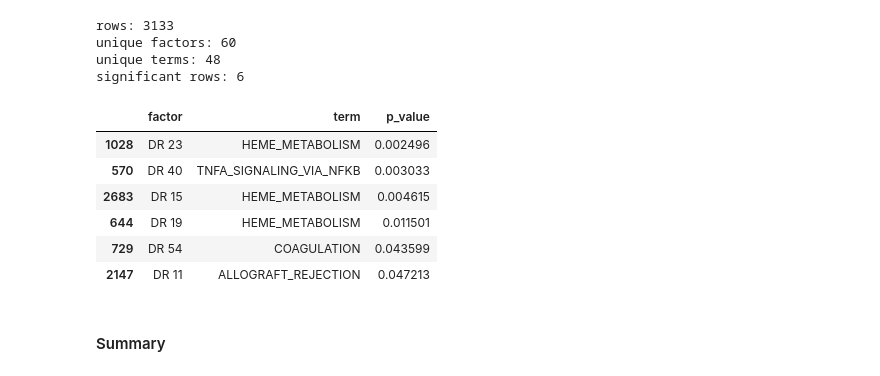
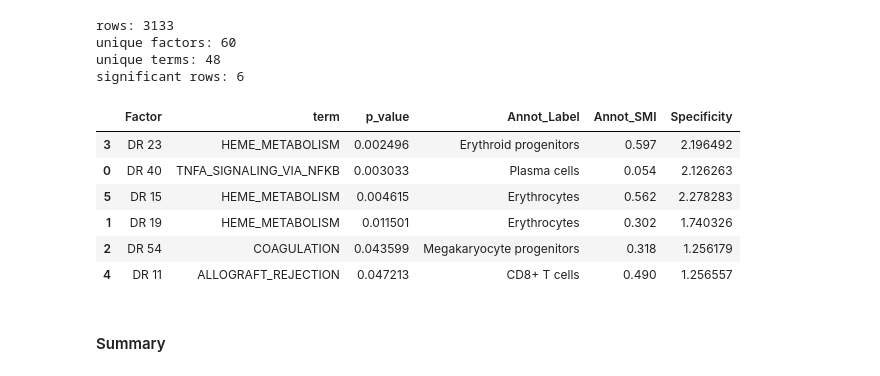
Before and after one commit to clarasoekler/DRVI_tutorials, a Jupyter notebook: identification_of_factors.ipynb, the cells around one changed output. Saved outputs shown, nothing was run; the diff lists cells and outputs as text; code cells hidden in the pictures.

```diff
--- a/identification_of_factors.ipynb
+++ b/identification_of_factors.ipynb
@@ -501,4 +510,24 @@ def tool_coverage_summary(results_df, sig_df, factor_col, term_col, pval_col, to
     print(f"{tool_name} coverage (FDR<{FDR}): {coverage:.2f}% ({n_hit}/{n_total})") ## how many percent of latent factors got at least one significant annotation? We ignore the direction (_pos/_neg) when calculating coverage, as they represent the same underlying factor.
     print(f"Unique terms: {n_terms}") ## how many unique terms were found? This indicates the diversity of biological processes captured by the factors.
     print(f"{effect_label}: {effect_str}") ## how strong are the effects? For ORA tools we use median -log10(p), for GSEA tools we use median NES. Higher values indicate stronger associations between factors and annotations.
+
+#Per-factor specificity: gap between best and second-best term.
+# Analogous to CellTypist's SMI(best) - SMI(second-best).
+#For GSEA tools (use_nes=True): uses |NES| as effect size.
+# For ORA/footprint tools: uses -log10(p-value)
+def compute_tool_specificity(df, factor_col, score_col, use_nes=False):
+    tmp = df.copy()
+    tmp["_factor"] = strip_factor(tmp[factor_col]).values
+    if use_nes:
+        tmp["_score"] = tmp[score_col].abs()
+    else:
+        tmp["_score"] = -np.log10(tmp[score_col].clip(lower=1e-300))
+
+    def _gap(g):
+        top2 = g.nlargest(2)
+        best = top2.iloc[0] if len(top2) > 0 else 0.0
+        second = top2.iloc[1] if len(top2) > 1 else 0.0
+        return best - second
+
+    return tmp.groupby("_factor")["_score"].apply(_gap).rename("Specificity")
 # %% [markdown]
@@ -1145,16 +1246,18 @@ unique terms: 48
 significant rows: 6
 # %%
 sig_dec = decoupler_res.query("p_value < @FDR")[["factor", "term", "p_value"]].copy()
-sig_dec = sig_dec.rename(columns={"factor": "Factor"}).merge(annot_map, on="Factor", how="left")
+sig_dec = sig_dec.rename(columns={"factor": "Factor"})
+spec = compute_tool_specificity(decoupler_res.rename(columns={"factor": "Factor"}), "Factor", "p_value")
+sig_dec = sig_dec.merge(annot_map, on="Factor", how="left").merge(spec, left_on="Factor", right_index=True, how="left")
 display(sig_dec.sort_values("p_value"))
 # %% [output]
-|  | factor | term | p_value |
-| 1028 | DR 23 | HEME_METABOLISM | 0.002496 |
-| 570 | DR 40 | TNFA_SIGNALING_VIA_NFKB | 0.003033 |
-| 2683 | DR 15 | HEME_METABOLISM | 0.004615 |
-| 644 | DR 19 | HEME_METABOLISM | 0.011501 |
-| 729 | DR 54 | COAGULATION | 0.043599 |
-| 2147 | DR 11 | ALLOGRAFT_REJECTION | 0.047213 |
+|  | Factor | term | p_value | Annot_Label | Annot_SMI | Specificity |
+| 3 | DR 23 | HEME_METABOLISM | 0.002496 | Erythroid progenitors | 0.597 | 2.196492 |
+| 0 | DR 40 | TNFA_SIGNALING_VIA_NFKB | 0.003033 | Plasma cells | 0.054 | 2.126263 |
+| 5 | DR 15 | HEME_METABOLISM | 0.004615 | Erythrocytes | 0.562 | 2.278283 |
+| 1 | DR 19 | HEME_METABOLISM | 0.011501 | Erythrocytes | 0.302 | 1.740326 |
+| 2 | DR 54 | COAGULATION | 0.043599 | Megakaryocyte progenitors | 0.318 | 1.256179 |
+| 4 | DR 11 | ALLOGRAFT_REJECTION | 0.047213 | CD8+ T cells | 0.490 | 1.256557 |
 # %% [markdown]
 #### Summary
 # %%
```
Also changed, not shown: parts of 27 cells of this notebook.
